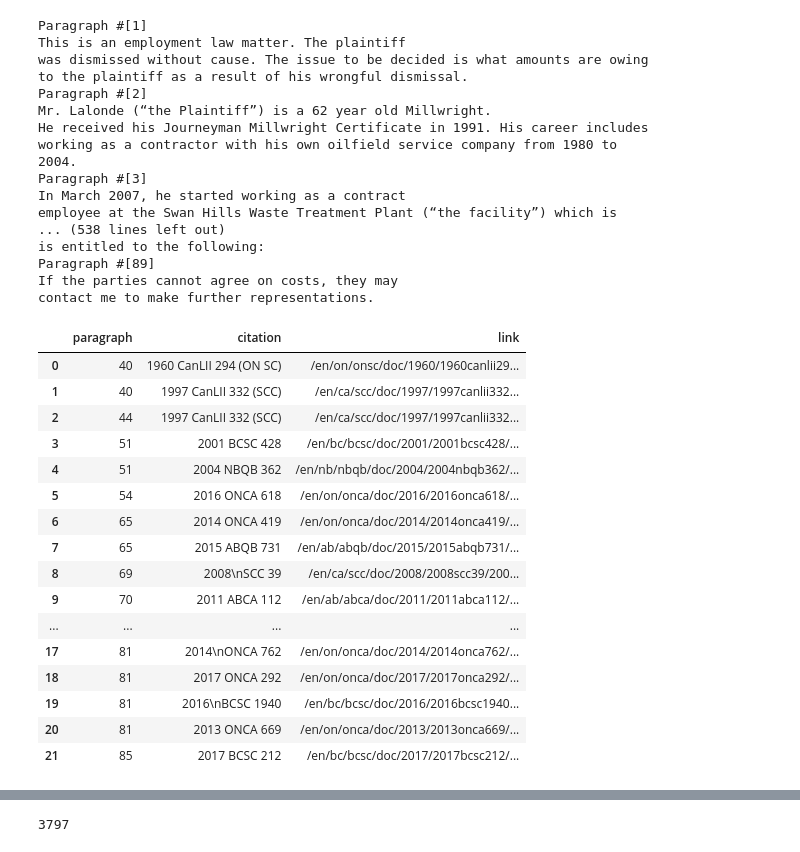
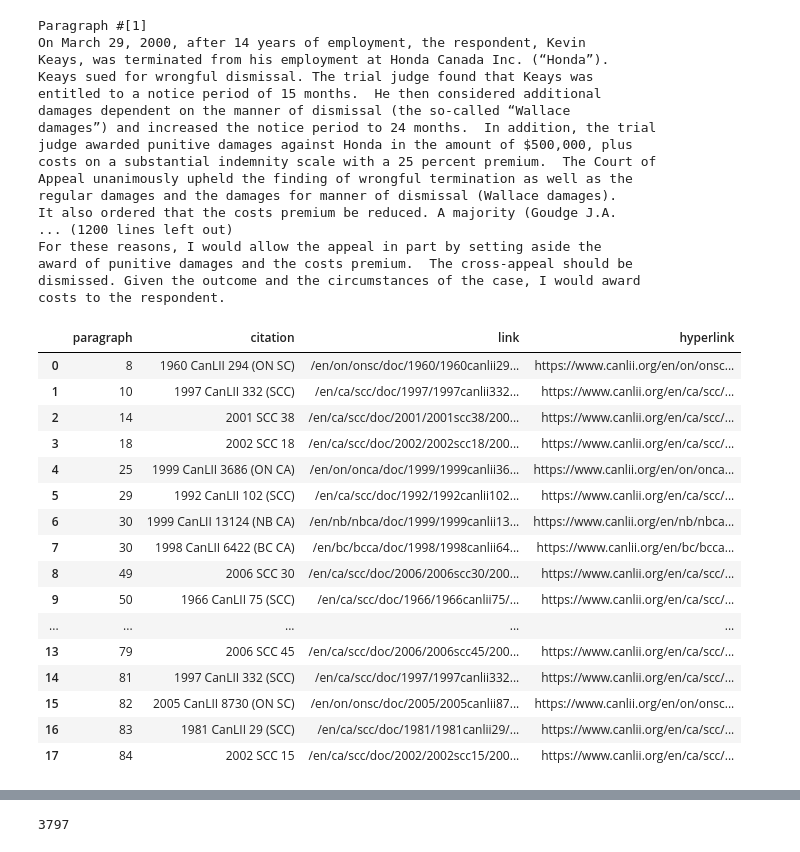
Before and after one commit to braveenth/PromptLii, a Jupyter notebook: PromptLii.ipynb, the cells around one changed output, grey strips where cells are left out. Drawn from its saved outputs; the diff is of its cells as text; code cells hidden in the pictures.

```diff
--- a/PromptLii.ipynb
+++ b/PromptLii.ipynb
@@ -19,11 +24,11 @@ License:
 # %%
 # @title Configuration
-url = "https://www.canlii.org/en/ab/abqb/doc/2017/2017abqb374/2017abqb374.html" # @param {type:"string"}
+url = "https://www.canlii.org/en/ca/scc/doc/2008/2008scc39/2008scc39.html" # @param {type:"string"}
 story = True # @param {type:"boolean"}
 image = True # @param {type:"boolean"}
-gpt_model = "gpt-3.5-turbo-16k" # @param ["gpt-3.5-turbo-16k", "gpt-4-0125-preview"]
-story_output_tokens = 2037 # @param {type:"slider", min:300, max:3000, step:1}
-gpt_output_tokens = 2037 # @param {type:"slider", min:300, max:3000, step:1}
+gpt_model = "gpt-4-0125-preview" # @param ["gpt-3.5-turbo-16k", "gpt-4", "gpt-4-0125-preview"]
+story_output_tokens = 2037 # @param {type:"slider", min:300, max:4096, step:1}
+gpt_output_tokens = 2037 # @param {type:"slider", min:300, max:4096, step:1}
 gpt_temperature = 0.7 # @param {type:"slider", min:0, max:1, step:0.1}
 # %%
 !pip install tiktoken 2&> /dev/null
@@ -53,10 +58,10 @@ citations = pd.DataFrame(columns=['paragraph', 'citation','link'])
 # Check if the request was successful
 if response.status_code == 200:
     # Parse the HTML content of the page with BeautifulSoup
-    soup = BeautifulSoup(response.content, 'html.parser')
+    htmlContent = BeautifulSoup(response.content, 'html.parser')
 
     # Find all div elements
-    divs = soup.find_all('div', class_='paragWrapper')
+    divs = htmlContent.find_all('div', class_='paragWrapper')
     caseText =""
     # Extract and print text from each div
     for div in divs:
@@ -82,46 +87,46 @@ else:
     print(f"Failed to retrieve the webpage: {response.status_code}")
 # %% [output]
 Paragraph #[1]
-This is an employment law matter. The plaintiff
-was dismissed without cause. The issue to be decided is what amounts are owing
-to the plaintiff as a result of his wrongful dismissal.
-Paragraph #[2]
-Mr. Lalonde (“the Plaintiff”) is a 62 year old Millwright.
-He received his Journeyman Millwright Certificate in 1991. His career includes
-working as a contractor with his own oilfield service company from 1980 to
-2004.
-Paragraph #[3]
-In March 2007, he started working as a contract
-employee at the Swan Hills Waste Treatment Plant (“the facility”) which is
-... (538 lines left out)
-is entitled to the following:
-Paragraph #[89]
-If the parties cannot agree on costs, they may
-contact me to make further representations.
+On March 29, 2000, after 14 years of employment, the respondent, Kevin
+Keays, was terminated from his employment at Honda Canada Inc. (“Honda”).
+Keays sued for wrongful dismissal. The trial judge found that Keays was
+entitled to a notice period of 15 months.  He then considered additional
+damages dependent on the manner of dismissal (the so‑called “Wallace
+damages”) and increased the notice period to 24 months.  In addition, the trial
+judge awarded punitive damages against Honda in the amount of $500,000, plus
+costs on a substantial indemnity scale with a 25 percent premium.  The Court of
+Appeal unanimously upheld the finding of wrongful termination as well as the
+regular damages and the damages for manner of dismissal (Wallace damages).
+It also ordered that the costs premium be reduced. A majority (Goudge J.A.
+... (1200 lines left out)
+For these reasons, I would allow the appeal in part by setting aside the
+award of punitive damages and the costs premium.  The cross-appeal should be
+dismissed. Given the outcome and the circumstances of the case, I would award
+costs to the respondent.
 # %%
 # @title Table of Citations
 from google.colab import data_table
 data_table.enable_dataframe_formatter()
-
+citations["hyperlink"] = "https://www.canlii.org" + citations["link"]
 display(citations)
 # %% [output]
-|  | paragraph | citation | link |
-| 0 | 40 | 1960 CanLII 294 (ON SC) | /en/on/onsc/doc/1960/1960canlii29... |
-| 1 | 40 | 1997 CanLII 332 (SCC) | /en/ca/scc/doc/1997/1997canlii332... |
-| 2 | 44 | 1997 CanLII 332 (SCC) | /en/ca/scc/doc/1997/1997canlii332... |
-| 3 | 51 | 2001 BCSC 428 | /en/bc/bcsc/doc/2001/2001bcsc428/... |
-| 4 | 51 | 2004 NBQB 362 | /en/nb/nbqb/doc/2004/2004nbqb362/... |
-| 5 | 54 | 2016 ONCA 618 | /en/on/onca/doc/2016/2016onca618/... |
-| 6 | 65 | 2014 ONCA 419 | /en/on/onca/doc/2014/2014onca419/... |
-| 7 | 65 | 2015 ABQB 731 | /en/ab/abqb/doc/2015/2015abqb731/... |
-| 8 | 69 | 2008\nSCC 39 | /en/ca/scc/doc/2008/2008scc39/200... |
-| 9 | 70 | 2011 ABCA 112 | /en/ab/abca/doc/2011/2011abca112/... |
-| ... | ... | ... | ... |
-| 17 | 81 | 2014\nONCA 762 | /en/on/onca/doc/2014/2014onca762/... |
-| 18 | 81 | 2017 ONCA 292 | /en/on/onca/doc/2017/2017onca292/... |
-| 19 | 81 | 2016\nBCSC 1940 | /en/bc/bcsc/doc/2016/2016bcsc1940... |
-| 20 | 81 | 2013 ONCA 669 | /en/on/onca/doc/2013/2013onca669/... |
-| 21 | 85 | 2017 BCSC 212 | /en/bc/bcsc/doc/2017/2017bcsc212/... |
+|  | paragraph | citation | link | hyperlink |
+| 0 | 8 | 1960 CanLII 294 (ON SC) | /en/on/onsc/doc/1960/1960canlii29... | https://www.canlii.org/en/on/onsc... |
+| 1 | 10 | 1997 CanLII 332 (SCC) | /en/ca/scc/doc/1997/1997canlii332... | https://www.canlii.org/en/ca/scc/... |
+| 2 | 14 | 2001 SCC 38 | /en/ca/scc/doc/2001/2001scc38/200... | https://www.canlii.org/en/ca/scc/... |
+| 3 | 18 | 2002 SCC 18 | /en/ca/scc/doc/2002/2002scc18/200... | https://www.canlii.org/en/ca/scc/... |
+| 4 | 25 | 1999 CanLII 3686 (ON CA) | /en/on/onca/doc/1999/1999canlii36... | https://www.canlii.org/en/on/onca... |
+| 5 | 29 | 1992 CanLII 102 (SCC) | /en/ca/scc/doc/1992/1992canlii102... | https://www.canlii.org/en/ca/scc/... |
+| 6 | 30 | 1999 CanLII 13124 (NB CA) | /en/nb/nbca/doc/1999/1999canlii13... | https://www.canlii.org/en/nb/nbca... |
+| 7 | 30 | 1998 CanLII 6422 (BC CA) | /en/bc/bcca/doc/1998/1998canlii64... | https://www.canlii.org/en/bc/bcca... |
+| 8 | 49 | 2006 SCC 30 | /en/ca/scc/doc/2006/2006scc30/200... | https://www.canlii.org/en/ca/scc/... |
+| 9 | 50 | 1966 CanLII 75 (SCC) | /en/ca/scc/doc/1966/1966canlii75/... | https://www.canlii.org/en/ca/scc/... |
+| ... | ... | ... | ... | ... |
+| 13 | 79 | 2006 SCC 45 | /en/ca/scc/doc/2006/2006scc45/200... | https://www.canlii.org/en/ca/scc/... |
+| 14 | 81 | 1997 CanLII 332 (SCC) | /en/ca/scc/doc/1997/1997canlii332... | https://www.canlii.org/en/ca/scc/... |
+| 15 | 82 | 2005 CanLII 8730 (ON SC) | /en/on/onsc/doc/2005/2005canlii87... | https://www.canlii.org/en/on/onsc... |
+| 16 | 83 | 1981 CanLII 29 (SCC) | /en/ca/scc/doc/1981/1981canlii29/... | https://www.canlii.org/en/ca/scc/... |
+| 17 | 84 | 2002 SCC 15 | /en/ca/scc/doc/2002/2002scc15/200... | https://www.canlii.org/en/ca/scc/... |
 # %%
 # @title Citations per Paragraph
 
```
Also changed, not shown: parts of 22 cells of this notebook.
